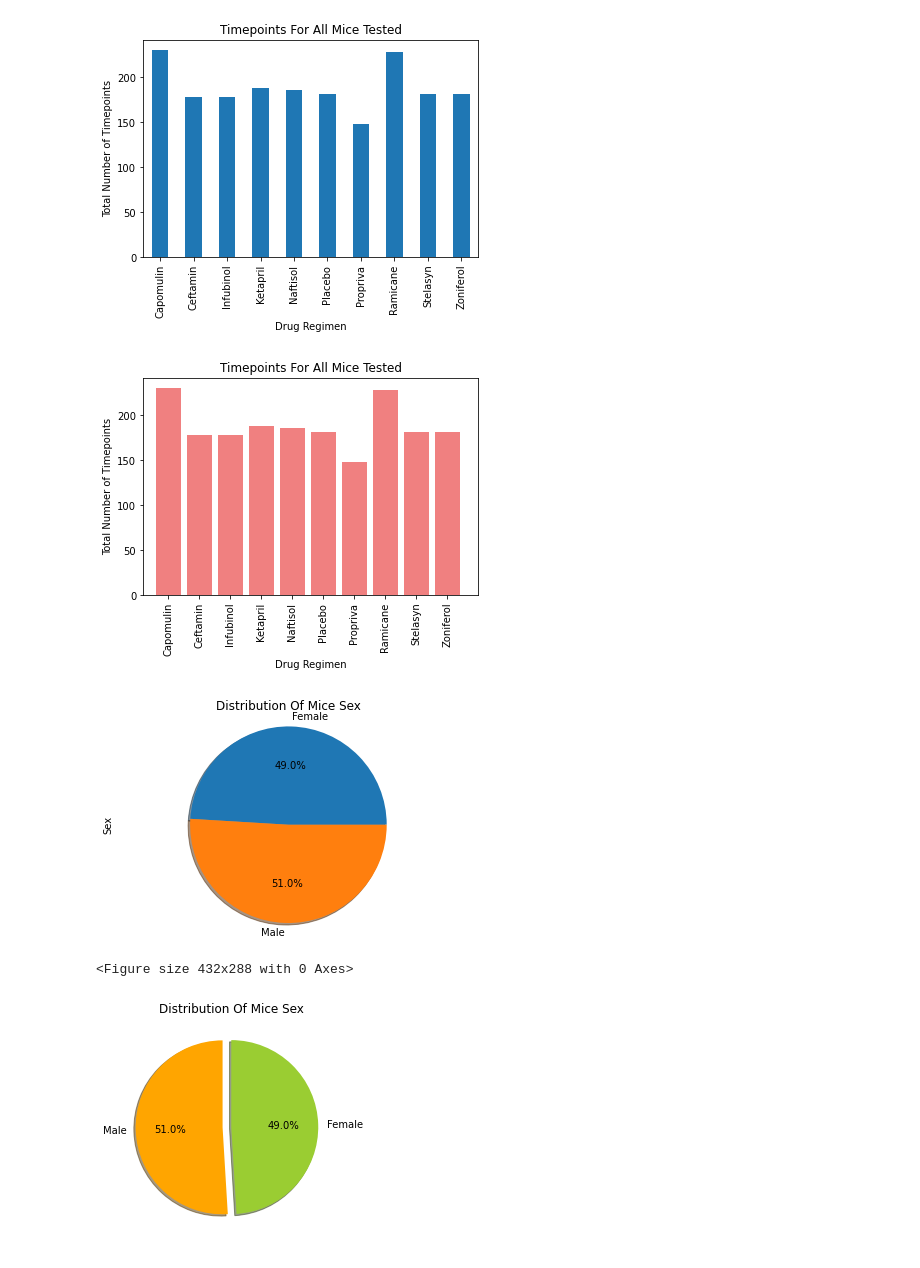
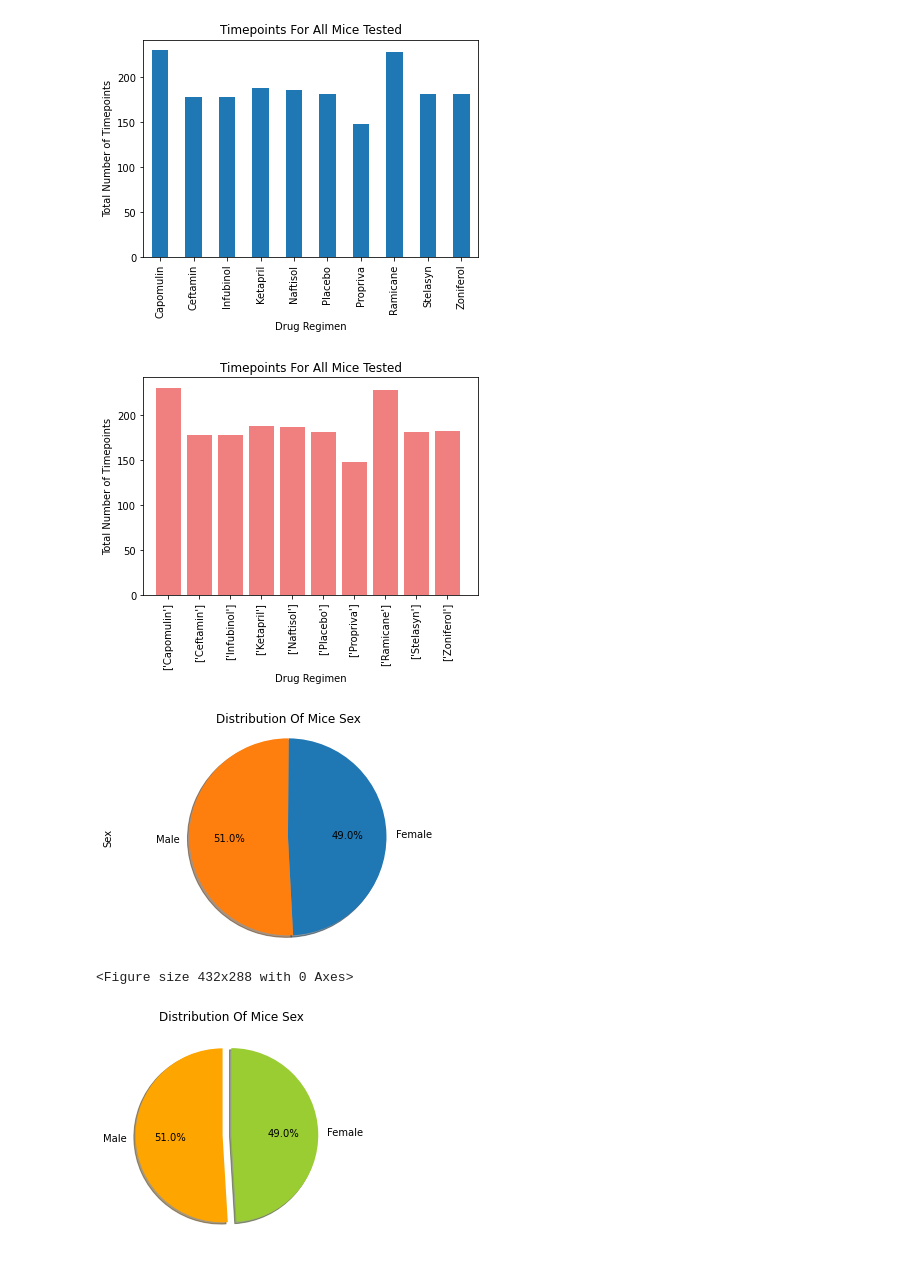
Before and after one commit to Shaunisme/matplotlib-challenge, a Jupyter notebook: Pymaceuticals/pymaceuticals.ipynb, the cells around one changed output. Saved outputs shown, nothing was run; the diff lists cells and outputs as text; code cells hidden in the pictures.

```diff
--- a/Pymaceuticals/pymaceuticals.ipynb
+++ b/Pymaceuticals/pymaceuticals.ipynb
@@ -125,9 +138,14 @@ plt.show()
 [figure]
 # %%
 # Generate a bar plot showing the total number of timepoints for all mice tested for each drug regimen using pyplot.
-#x_axis = np.arange(len(groupby_comb))
+drug_list_temp=list(groupby_comb['Drug Regimen'].unique())
+
+drug_list=[''.join(string) for string in drug_list_temp]
+
+# Generate a bar plot showing the total number of timepoints for all mice tested for each drug regimen using pyplot.
 import numpy as np
-drug_list=groupby_comb['Drug Regimen'].unique().astype(str).str.replace(r'\[|\]|\'','')
+drug_list=list(groupby_comb['Drug Regimen'].unique())
+
 count_timepoints=groupby_comb['Drug Regimen'].count()
 
 x_axis=np.arange(len(drug_list))
@@ -143,17 +161,17 @@ plt.ylabel('Total Number of Timepoints')
 
 plt.show()
 # %% [output]
-[figure, old version]
+[figure, new version]
 # %%
 # Generate a pie plot showing the distribution of female versus male mice using Pandas
 groupby_sex=clean_comb_df.groupby('Sex')
 count_sex=groupby_sex['Sex'].count()
-count_sex.plot.pie(title='Distribution Of Mice Sex',shadow=True, autopct='%1.1f%%')
+count_sex.plot.pie(title='Distribution Of Mice Sex',shadow=True, autopct='%1.1f%%',startangle=273)
 plt.axis("equal")
 plt.show()
 plt.tight_layout()
 # %% [output]
-[figure, old version]
+[figure, new version]
 <Figure size 432x288 with 0 Axes>
 # %%
 # Generate a pie plot showing the distribution of female versus male mice using pyplot
```
Also changed, not shown: parts of 14 cells of this notebook.
